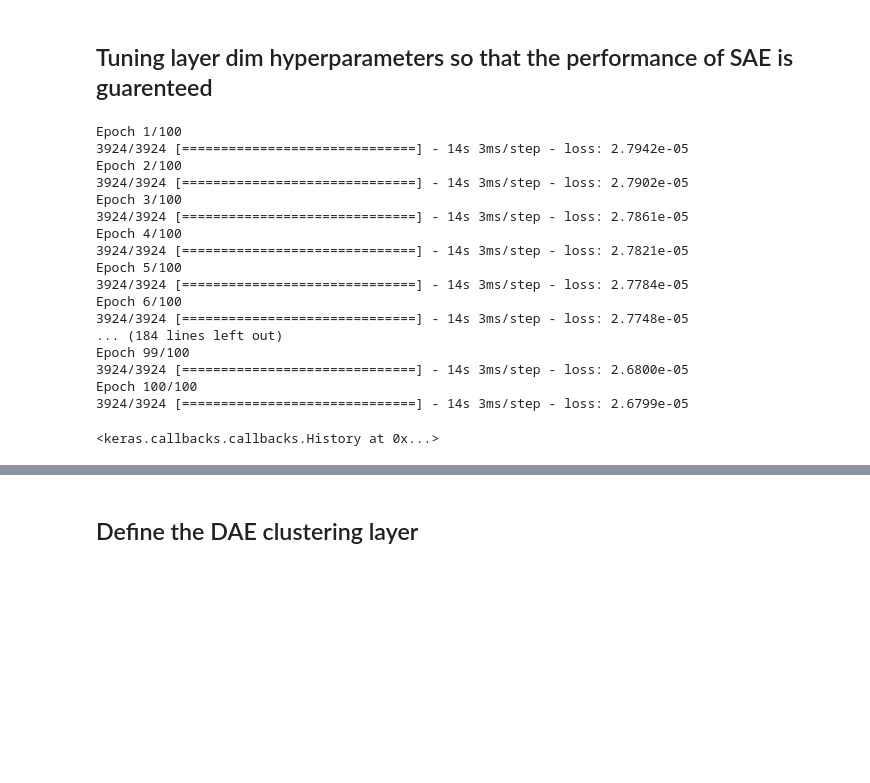
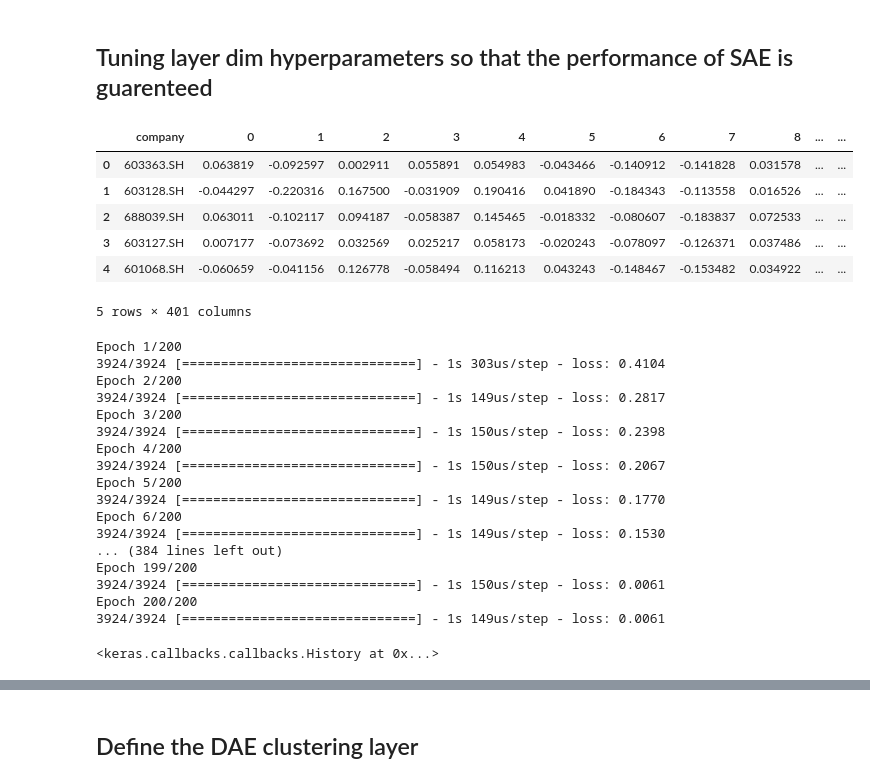
Before and after one commit to gaohaochenghc/industry-classification, a Jupyter notebook: DEC_clustering.ipynb, the cells around one changed output, grey strips where cells are left out. Drawn from its saved outputs; the diff is of its cells as text; code cells hidden in the pictures; blank space fills up the shorter version.

```diff
--- a/DEC_clustering.ipynb
+++ b/DEC_clustering.ipynb
@@ -107,3 +136,14 @@ print(bag_matrix.shape)
 # %% [markdown]
 ## Tuning layer dim hyperparameters so that the performance of SAE is guarenteed
+# %%
+all_data=pd.read_csv('data/DEC_input_data.csv',index_col=0)
+all_data.head()
+# %% [output]
+|  | company | 0 | 1 | 2 | 3 | 4 | 5 | 6 | 7 | 8 | ... | ... |
+| 0 | 603363.SH | 0.063819 | -0.092597 | 0.002911 | 0.055891 | 0.054983 | -0.043466 | -0.140912 | -0.141828 | 0.031578 | ... | ... |
+| 1 | 603128.SH | -0.044297 | -0.220316 | 0.167500 | -0.031909 | 0.190416 | 0.041890 | -0.184343 | -0.113558 | 0.016526 | ... | ... |
+| 2 | 688039.SH | 0.063011 | -0.102117 | 0.094187 | -0.058387 | 0.145465 | -0.018332 | -0.080607 | -0.183837 | 0.072533 | ... | ... |
+| 3 | 603127.SH | 0.007177 | -0.073692 | 0.032569 | 0.025217 | 0.058173 | -0.020243 | -0.078097 | -0.126371 | 0.037486 | ... | ... |
+| 4 | 601068.SH | -0.060659 | -0.041156 | 0.126778 | -0.058494 | 0.116213 | 0.043243 | -0.148467 | -0.153482 | 0.034922 | ... | ... |
+5 rows × 401 columns
 # %%
@@ -118,26 +160,26 @@ pretrain_optimizer = SGD(lr=1, momentum=0.9)
 pretrain_epochs = n_epochs
 batch_size = batch_size
 # %%
-autoencoder, encoder = autoencoder(dims, init=init)
-autoencoder.compile(optimizer=pretrain_optimizer, loss='mse')
+autoencoder, encoder = autoencoder(dims, init=init, dropout=0.2)
+autoencoder.compile(optimizer=pretrain_optimizer, loss="mse")
 autoencoder.fit(input_X, input_X, batch_size=batch_size, epochs=pretrain_epochs)
 # %% [output]
-Epoch 1/100
-3924/3924 [==============================] - 14s 3ms/step - loss: 2.7942e-05
-Epoch 2/100
-3924/3924 [==============================] - 14s 3ms/step - loss: 2.7902e-05
-Epoch 3/100
-3924/3924 [==============================] - 14s 3ms/step - loss: 2.7861e-05
-Epoch 4/100
-3924/3924 [==============================] - 14s 3ms/step - loss: 2.7821e-05
-Epoch 5/100
-3924/3924 [==============================] - 14s 3ms/step - loss: 2.7784e-05
-Epoch 6/100
-3924/3924 [==============================] - 14s 3ms/step - loss: 2.7748e-05
-... (184 lines left out)
-Epoch 99/100
-3924/3924 [==============================] - 14s 3ms/step - loss: 2.6800e-05
-Epoch 100/100
-3924/3924 [==============================] - 14s 3ms/step - loss: 2.6799e-05
+Epoch 1/200
+3924/3924 [==============================] - 1s 303us/step - loss: 0.4104
+Epoch 2/200
+3924/3924 [==============================] - 1s 149us/step - loss: 0.2817
+Epoch 3/200
+3924/3924 [==============================] - 1s 150us/step - loss: 0.2398
+Epoch 4/200
+3924/3924 [==============================] - 1s 150us/step - loss: 0.2067
+Epoch 5/200
+3924/3924 [==============================] - 1s 149us/step - loss: 0.1770
+Epoch 6/200
+3924/3924 [==============================] - 1s 149us/step - loss: 0.1530
+... (384 lines left out)
+Epoch 199/200
+3924/3924 [==============================] - 1s 150us/step - loss: 0.0061
+Epoch 200/200
+3924/3924 [==============================] - 1s 149us/step - loss: 0.0061
 <keras.callbacks.callbacks.History at 0x...>
 # %%
```
Also changed, not shown: parts of 23 cells of this notebook, 18 other files.
